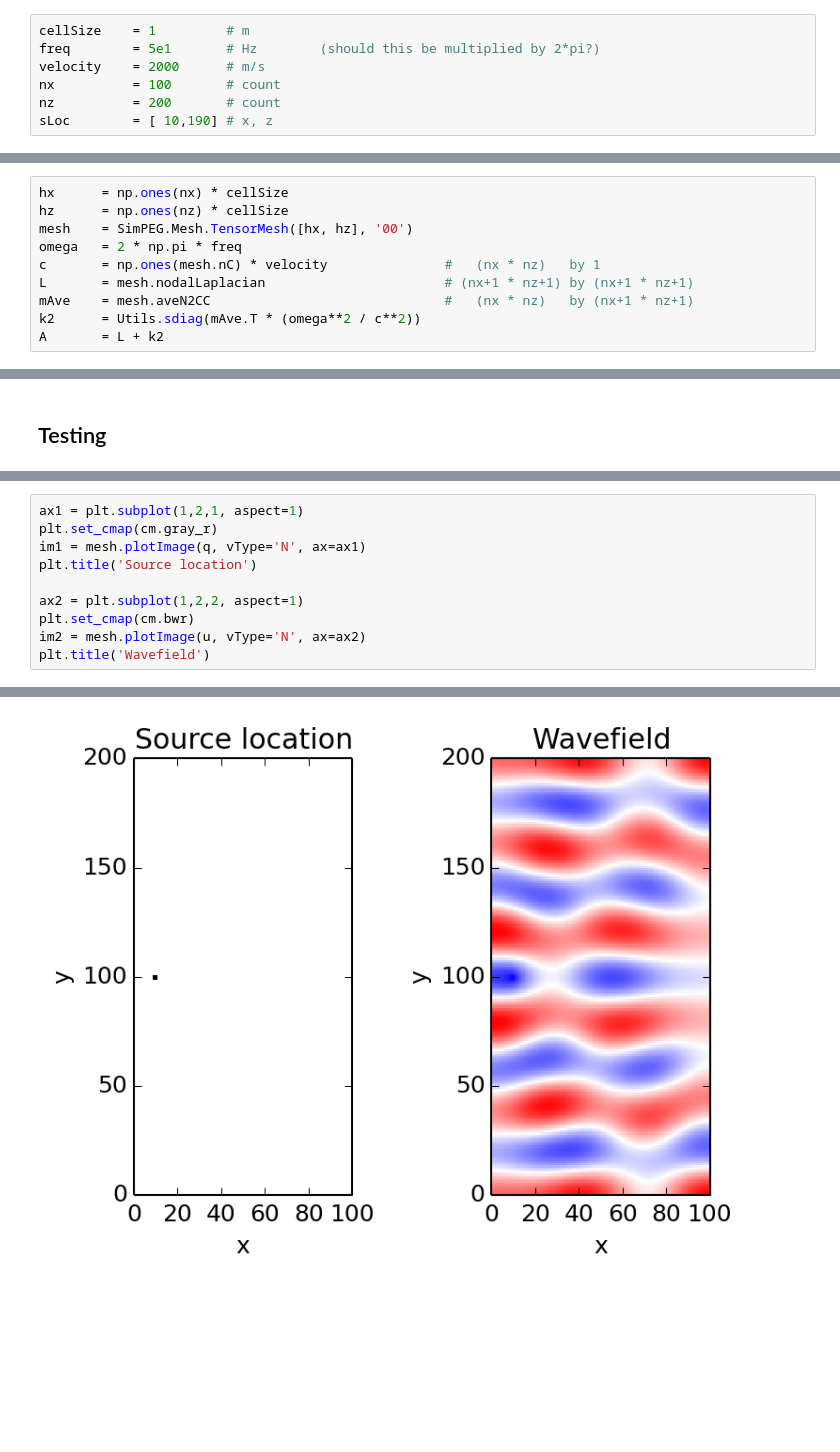
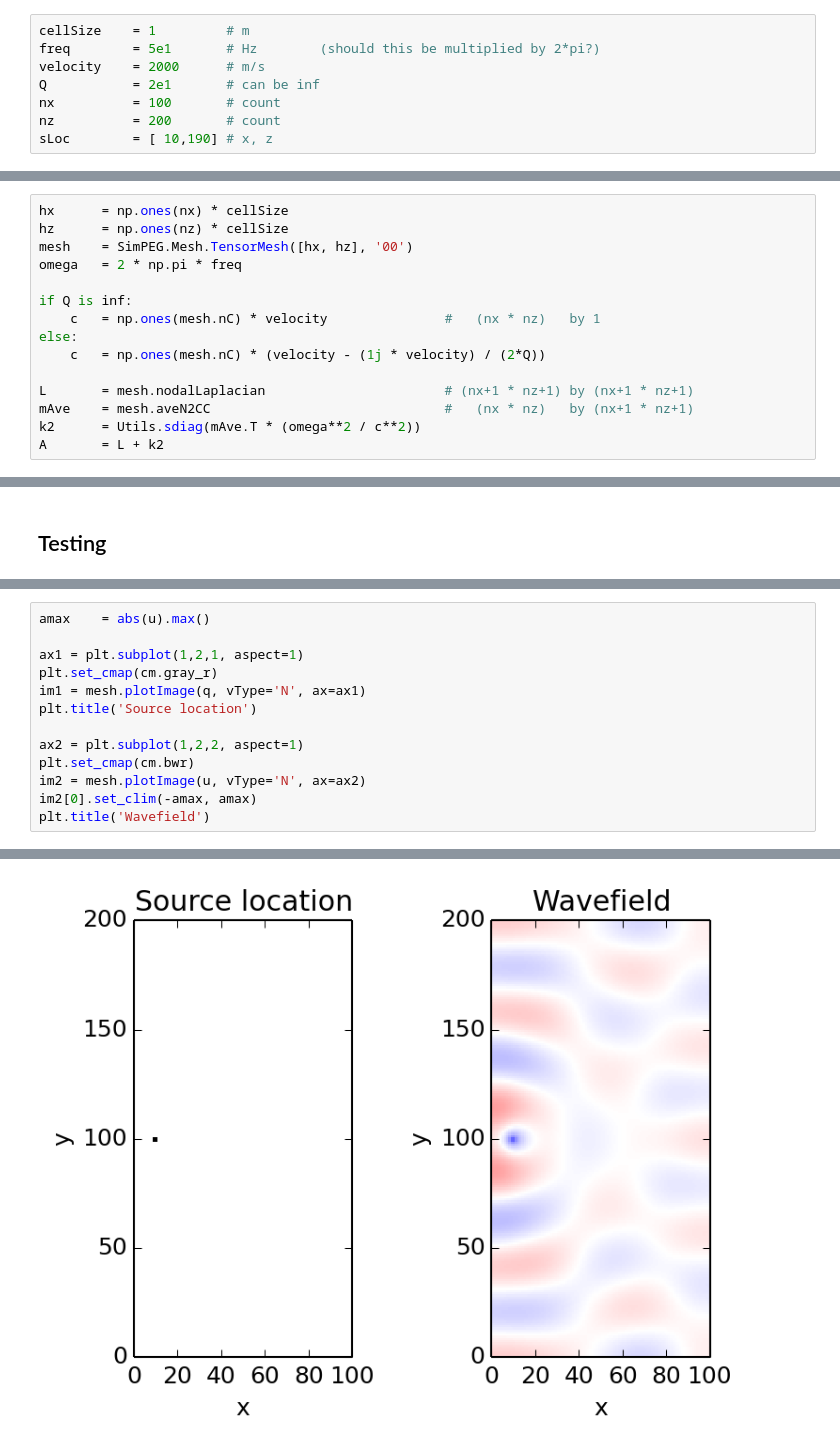
Before and after one commit to uwoseis/zephyr, a Jupyter notebook: Helmholtz.ipynb, the cells around one changed output, grey strips where cells are left out. Cells and saved outputs as stored; diff of their text form; blank space fills up the shorter version.

```diff
--- a/Helmholtz.ipynb
+++ b/Helmholtz.ipynb
@@ -33,6 +33,7 @@ matplotlib.rc('font', **font)
 cellSize    = 1         # m
 freq        = 5e1       # Hz        (should this be multiplied by 2*pi?)
 velocity    = 2000      # m/s
+Q           = 2e1       # can be inf
 nx          = 100       # count
 nz          = 200       # count
 sLoc        = [ 10,190] # x, z
@@ -43,7 +44,12 @@ hx      = np.ones(nx) * cellSize
 hz      = np.ones(nz) * cellSize
 mesh    = SimPEG.Mesh.TensorMesh([hx, hz], '00')
 omega   = 2 * np.pi * freq
-c       = np.ones(mesh.nC) * velocity               #   (nx * nz)   by 1
+
+if Q is inf:
+    c   = np.ones(mesh.nC) * velocity               #   (nx * nz)   by 1
+else:
+    c   = np.ones(mesh.nC) * (velocity - (1j * velocity) / (2*Q))
+
 L       = mesh.nodalLaplacian                       # (nx+1 * nz+1) by (nx+1 * nz+1)
 mAve    = mesh.aveN2CC                              #   (nx * nz)   by (nx+1 * nz+1)
 k2      = Utils.sdiag(mAve.T * (omega**2 / c**2))
@@ -114,13 +123,16 @@ Wall time: 7.94 ms
 # %%
+amax    = abs(u).max()
+
 ax1 = plt.subplot(1,2,1, aspect=1)
 plt.set_cmap(cm.gray_r)
 im1 = mesh.plotImage(q, vType='N', ax=ax1)
 plt.title('Source location')
 
 ax2 = plt.subplot(1,2,2, aspect=1)
 plt.set_cmap(cm.bwr)
 im2 = mesh.plotImage(u, vType='N', ax=ax2)
+im2[0].set_clim(-amax, amax)
 plt.title('Wavefield')
 # %% [output]
 <matplotlib.text.Text at 0x...>
-[figure, old version]
+[figure, new version]
```
Also changed, not shown: parts of 4 cells of this notebook.
